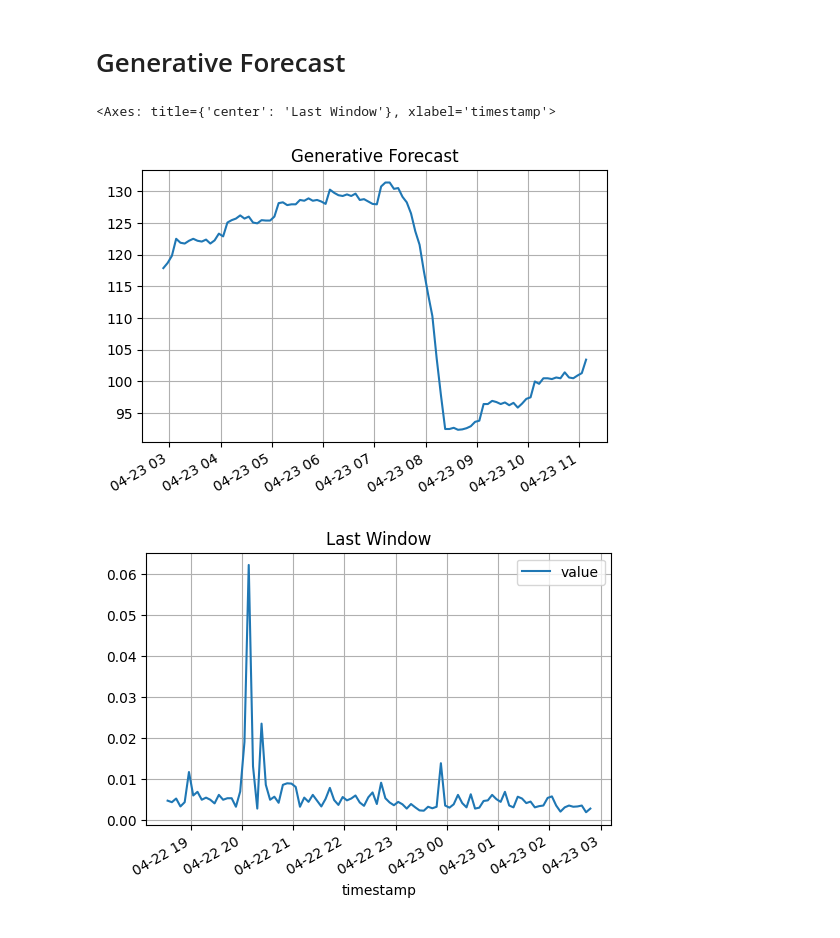
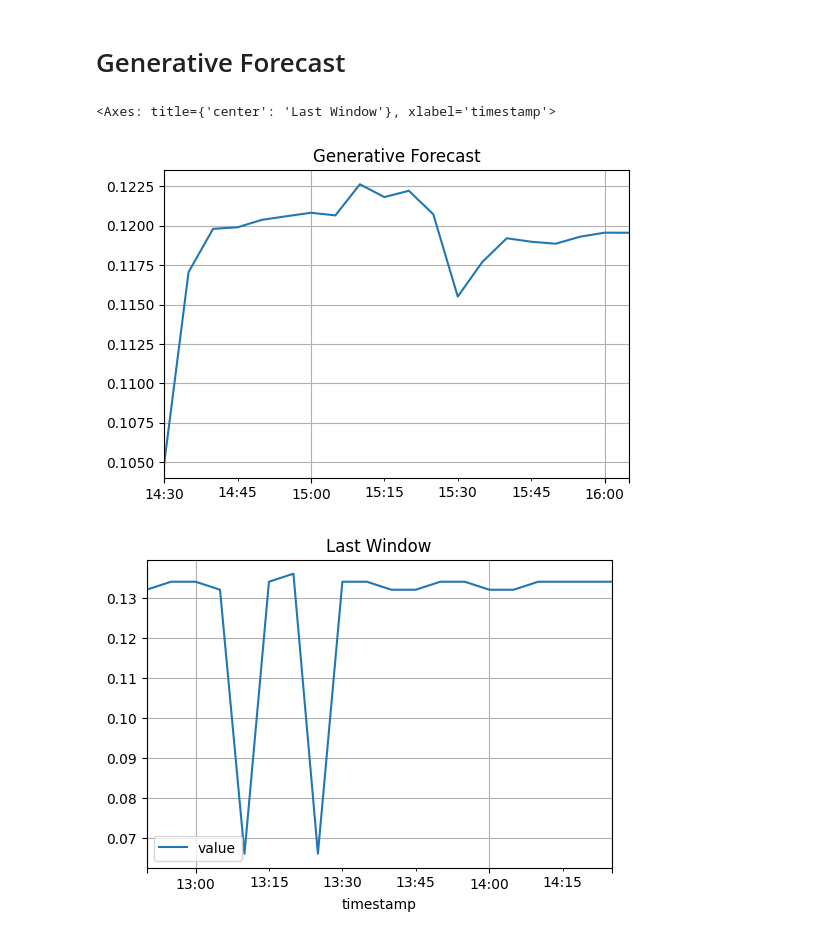
Before and after one commit to fualsan/DeepTimeSeriesFromScratch, a Jupyter notebook: GPT_Autoregressive_MoE.ipynb, the cells around one changed output. Cells and saved outputs as stored; diff of their text form; code cells hidden in the pictures.

```diff
--- a/GPT_Autoregressive_MoE.ipynb
+++ b/GPT_Autoregressive_MoE.ipynb
@@ -35,12 +35,12 @@ USING DEVICE: cuda
 # %%
 hyperparameters = {
     'seed': 1234,
-    'window_size': 100, # also 'context_size'
+    'window_size': 20, # also 'context_size'
     'batch_size': 128,
     'split_ratio': 0.8, # 80% training, 20% testing
     'learning_rate': 1e-3,
-    'num_epochs': 20,
-    'use_amp': True, # USE MIXED PRECISION
+    'num_epochs': 50,
+    'use_amp': False, # USE MIXED PRECISION
 }
 # %% [markdown]
 ## Expert Hyperparameters
@@ -50,12 +50,12 @@ expert_hyperparameters = {
     'expert_0': {
         'input_features_size': 1, # "value" lags in NAB datasets
         'date_input_features_size': 3, # (MONTH, DAY, HOUR)
-        'date_features_dim': 64,
-        'features_dim': 384-64, # will be concat inside model
+        'date_features_dim': 32,
+        'features_dim': 384-32, # will be concat inside model
         'output_features_size': 1, # "value" forecast in NAB datasets
-        'num_heads': 12,
+        'num_heads': 6,
         'ff_dim': 384*4, # usually 4 times the hidden feature size
-        'num_decoder_layers': 2,
+        'num_decoder_layers': 6,
         'emb_dropout_prob': 0.1,
         'attn_dropout_prob': 0.1,
         'ff_dropout_prob': 0.1,
@@ -66,12 +66,12 @@ expert_hyperparameters = {
     'expert_1': {
         'input_features_size': 1, # "value" lags in NAB datasets
         'date_input_features_size': 3, # (MONTH, DAY, HOUR)
-        'date_features_dim': 64,
-        'features_dim': 384-64, # will be concat inside model
+        'date_features_dim': 32,
+        'features_dim': 384-32, # will be concat inside model
         'output_features_size': 1, # "value" forecast in NAB datasets
-        'num_heads': 12,
+        'num_heads': 6,
         'ff_dim': 384*4, # usually 4 times the hidden feature size
-        'num_decoder_layers': 2,
+        'num_decoder_layers': 6,
         'emb_dropout_prob': 0.1,
         'attn_dropout_prob': 0.1,
         'ff_dropout_prob': 0.1,
@@ -98,10 +98,10 @@ seed_everything(hyperparameters['seed'])
 * Each expert in MoE gets a different dataset in this case
 # %%
 dataset_names = [
-    'NAB/data/realTweets/Twitter_volume_AAPL.csv',
-    'NAB/data/realTweets/Twitter_volume_AMZN.csv',
-    #'NAB/data/realAWSCloudwatch/ec2_cpu_utilization_24ae8d.csv',
-    #'NAB/data/realAWSCloudwatch/ec2_cpu_utilization_53ea38.csv',
+    #'NAB/data/realTweets/Twitter_volume_AAPL.csv',
+    #'NAB/data/realTweets/Twitter_volume_AMZN.csv',
+    'NAB/data/realAWSCloudwatch/ec2_cpu_utilization_24ae8d.csv',
+    'NAB/data/realAWSCloudwatch/ec2_cpu_utilization_53ea38.csv',
 ]
 # %% [markdown]
 # Dataset
@@ -175,8 +175,8 @@ class MixtureTimeSeriesDataset(Dataset):
         for path, _feature_columns, _datetime_column in zip(self.data_path_list, self.feature_columns, self.datetime_column):
             _df = self.read_csv_with_datetime_index(path, _datetime_column)
 
-            #_scaler = StandardScaler()
-            _scaler = MinMaxScaler(feature_range=(0.0, 1.0))
+            _scaler = StandardScaler()
+            #scaler = MinMaxScaler(feature_range=(0.0, 1.0))
             print('>>>', _df.columns)
             if _df[_feature_columns].values.ndim < 2:
                 _df[_feature_columns] = _scaler.fit_transform(_df[_feature_columns].values.reshape(-1, 1)).reshape(-1)
@@ -695,33 +695,40 @@ df_temp = dataset_full.df_list[EXPERT_ID][-REQUEST_WINDOW_SIZE:]
 
 if isinstance(df_temp, pd.Series):
     df_temp = df_temp.to_frame()
 
 pred_generative, time_indexes_generative = generative_forecast(
     model=expert_trainer_dict[f'expert_{EXPERT_ID}']['model'],
     data=df_temp.values,
     timestamps=df_temp.index,
     num_steps=hyperparameters['window_size'],
     lag_window_size=hyperparameters['window_size'],
     use_amp=hyperparameters['use_amp'],
     device=expert_trainer_dict[f'expert_{EXPERT_ID}']['device']
 )
 
 pred_generative_array = np.array(pred_generative)
 
 generative_results_dict = {}
 
 # loop ove features
 for feature_id, feature_key in enumerate(df_temp.columns):
     generative_results_dict[feature_key] = pred_generative_array[:, feature_id]
 
 df_generative = pd.DataFrame(data=generative_results_dict, index=time_indexes_generative)
 
 # REVERSE THE PREPROCESSING FOR ORIGINAL RANGE
 df_generative[df_generative.columns] = dataset_full.scalers[EXPERT_ID].inverse_transform(df_generative[df_generative.columns])
 
 df_generative[SELECTED_FEATURES].plot(title='Generative Forecast')
-dataset_full.named_df_list[f'expert_{EXPERT_ID}'][-hyperparameters['window_size']:].plot(title='Last Window')
+
+# take a copy of the last window of actual data
+df_last_window = dataset_full.named_df_list[f'expert_{EXPERT_ID}'][-hyperparameters['window_size']:].copy()
+
+# REVERSE THE PREPROCESSING FOR ORIGINAL RANGE
+df_last_window[df_last_window.columns] = dataset_full.scalers[EXPERT_ID].inverse_transform(df_last_window[df_last_window.columns])
+
+df_last_window.plot(title='Last Window')
 # %% [output]
 <Axes: title={'center': 'Last Window'}, xlabel='timestamp'>
-[figure, old version]
+[figure, new version]
-[figure, old version]
+[figure, new version]
```
Also changed, not shown: parts of 12 cells of this notebook, 3 other files.
